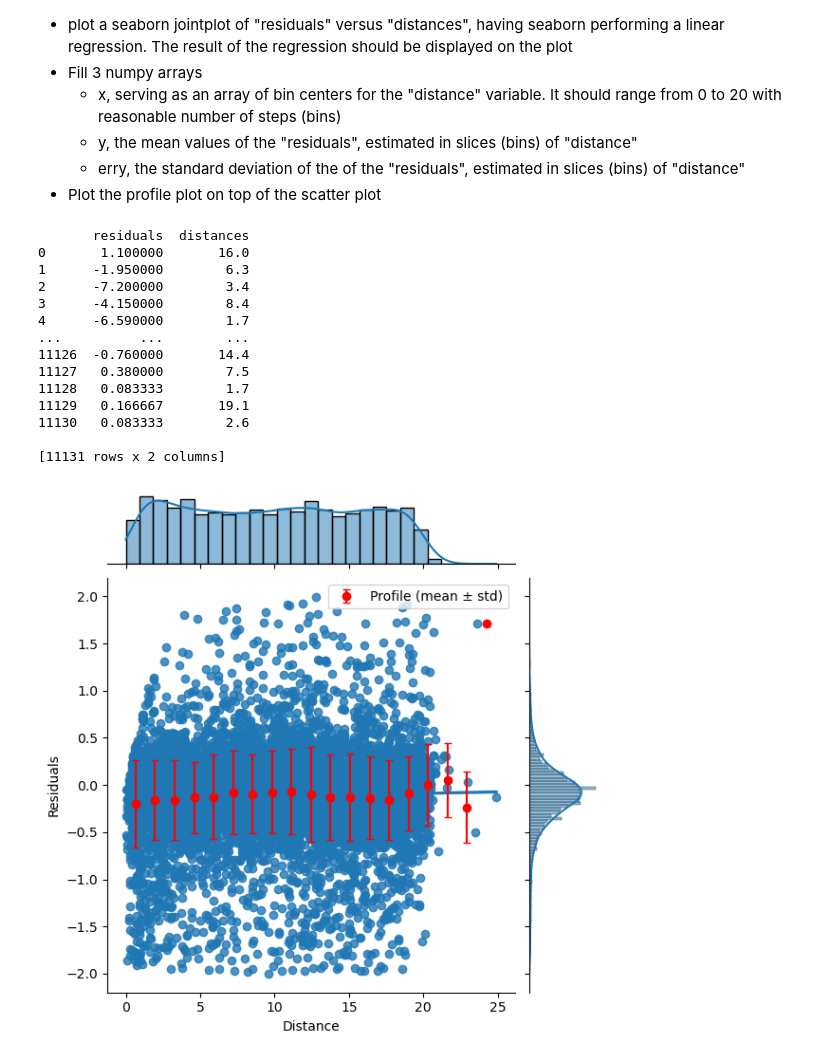
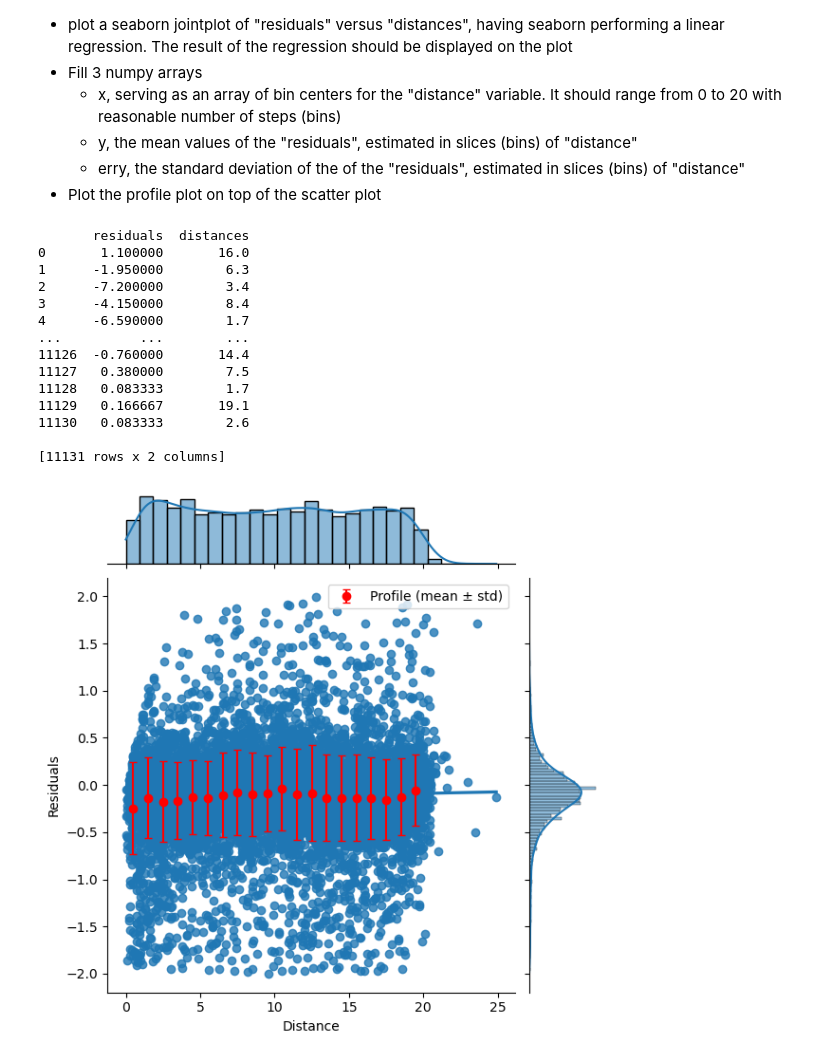
Before and after one commit to adrianorellanamontes/LaboratoryOfComputationalPhysics_Y8, a Jupyter notebook: 07ex_Visualization.ipynb, the cells around one changed output. Cells and saved outputs as stored; diff of their text form; code cells hidden in the pictures.

```diff
--- a/07ex_Visualization.ipynb
+++ b/07ex_Visualization.ipynb
@@ -141,37 +140,37 @@ g = sns.jointplot(x="distances", y="residuals", data=df, kind="reg")
 
 # Fill 3 numpy arrays.
    # x, serving as an array of bin centers for the "distance" variable.
-lims = np.linspace(df["distances"].min(),df["distances"].max(),20)
+lims = np.linspace(0,20,21)
 width = (lims[1] - lims[0]) /2
 x = lims[0:-1] + width
 
    # y, the mean values of the "residuals", estimated in slices (bins) of "distance".
 y = [df.loc[(df["distances"] >= lims[i]) & (df["distances"] < lims[i+1]), "residuals"].mean() for i in range(len(lims)-1)]
 
    # erry, the standard deviation of the of the "residuals", estimated in slices (bins) of "distance".
 erry = [df.loc[(df["distances"] >= lims[i]) & (df["distances"] < lims[i+1]), "residuals"].std() for i in range(len(lims)-1)]
 
 # Plot the profile plot on top of the scatter plot.
 g.ax_joint.errorbar(x, y, yerr=erry, fmt='o', color='red', label='Profile (mean ± std)',capsize=3)
 
 g.ax_joint.set_xlabel("Distance")
 g.ax_joint.set_ylabel("Residuals")
 g.ax_joint.legend()
 
 plt.show()
 # %% [output]
        residuals  distances
 0       1.100000       16.0
 1      -1.950000        6.3
 2      -7.200000        3.4
 3      -4.150000        8.4
 4      -6.590000        1.7
 ...          ...        ...
 11126  -0.760000       14.4
 11127   0.380000        7.5
 11128   0.083333        1.7
 11129   0.166667       19.1
 11130   0.083333        2.6
 
 [11131 rows x 2 columns]
-[figure, old version]
+[figure, new version]
```
Also changed, not shown: parts of 3 cells of this notebook, 33 other files.
